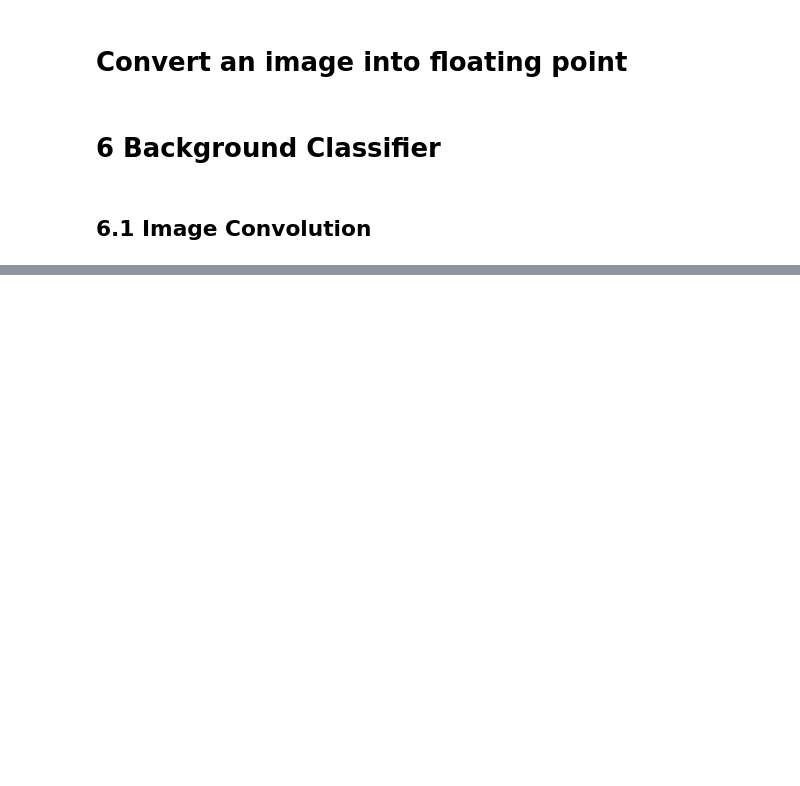
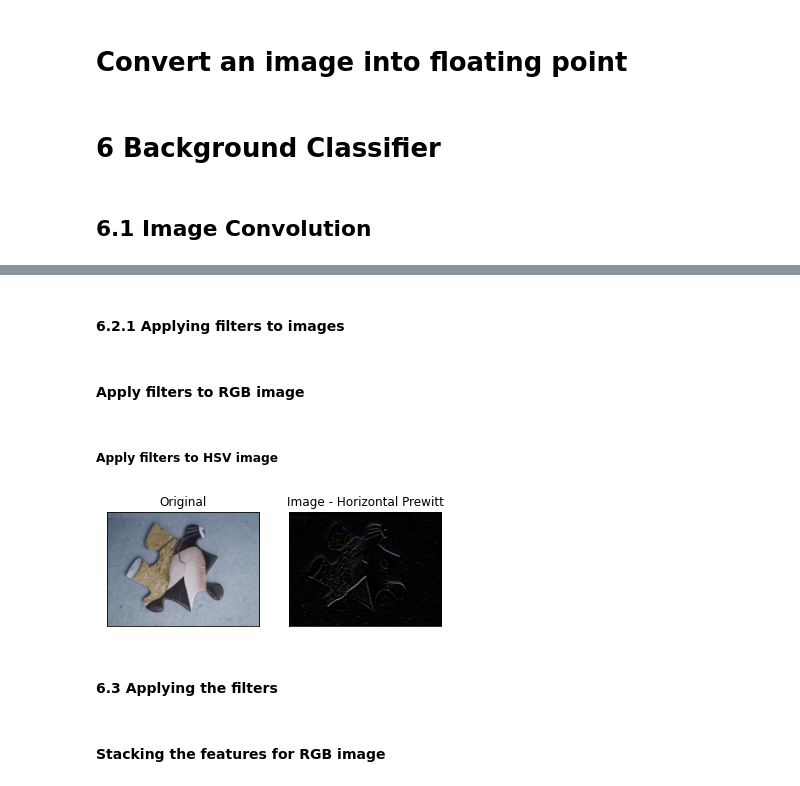
Before and after one commit to godide/godide, a Jupyter notebook: 2509788_COMS7050A_Lab_1.ipynb, the cells around one changed output, grey strips where cells are left out. Drawn from its saved outputs; the diff is of its cells as text; code cells hidden in the pictures; blank space fills up the shorter version.

Commit message:
After applying filters and adding features

```diff
--- a/2509788_COMS7050A_Lab_1.ipynb
+++ b/2509788_COMS7050A_Lab_1.ipynb
@@ -472,9 +503,11 @@ plt.show()
 # %%
 def image_filter(image, kernel):
   kernel1 = kernel / ( np.sum(kernel) if np.sum(kernel) != 0 else 1 )
+  #kernel = np.ones((5,5),np.float32)/25
 
   #filter the source image
   final_image = cv2.filter2D(image, -1, kernel1)
 
   #save the output image
   #cv2.imwrite('conv_image.jpg', final_image)
+  return final_image
@@ -483,28 +535,4 @@ def image_filter(image, kernel):
 # %%
-import cv2
-#from google.colab.patches import cv2_imshow
-import numpy as np
-
-image = cv2.imread('image-35.jpg', cv2.IMREAD_COLOR)#[:, :, ::-1]
-
-# Convert image to gray scale
-image_gray = cv2.cvtColor(image, cv2.COLOR_BGR2GRAY)
-#
-# Print error message if image is null
-if image is None:
-    print('Could not read image')
-
-# Apply identity kernel
-vertical_prewitt_filter = np.array([[-1, 0, 1], [-1, 0, 1], [-1, 0, 1]]).astype('float32')
-#vertical_prewitt_filter = np.float32(vertical_prewitt_filter) / 256.
-
-horizontal_prewitt_filter = np.array([[1, 1, 1], [0, 0, 0], [-1, -1, -1]]).astype('float32')
-laplacian_filter = np.array([[-1, 0, 1], [-1, 0, 1], [-1, 0, 1]]).astype('float32')
-
-filtered_image = image_filter(image, vertical_prewitt_filter)
-
-# converting back to uint8
-filtered_image = cv2.convertScaleAbs(filtered_image)
-
-#plt.imshow (identity)
-#plt.show()
+vp_filter = np.array([[-1, 0, 1], [-1, 0, 1], [-1, 0, 1]]).astype('float32')
+hp_filter = np.array([[1, 1, 1], [0, 0, 0], [-1, -1, -1]]).astype('float32')
+l_filter = np.array([[-1, 0, 1], [-1, 0, 1], [-1, 0, 1]]).astype('float32')
@@ -589,0 +541,10 @@ image.shape, imshow(image)
+# %%
+# Convert image to RGB
+piece1_rgb = cv2.imread('image-35.jpg', cv2.COLOR_BGR2RGB) # cv2.IMREAD_COLOR)#[:, :, ::-1]
+
+# Convert image to HSV
+piece1_hsv = cv2.cvtColor(piece1_rgb, cv2.COLOR_BGR2HSV)
+# %% [markdown]
+#### 6.2.1 Applying filters to images ####
+# %% [markdown]
+#### Apply filters to RGB image ####
@@ -589,0 +567,2 @@ image.shape, imshow(image)
+# %% [markdown]
+##### Apply filters to HSV image #####
@@ -589,0 +585,8 @@ image.shape, imshow(image)
+# %%
+plt.subplot(121),plt.imshow(piece1_rgb),plt.title('Original')
+plt.xticks([]), plt.yticks([])
+plt.subplot(122),plt.imshow(image_filter(piece1_rgb, hp_filter)),plt.title('Image - Horizontal Prewitt')
+plt.xticks([]), plt.yticks([])
+plt.show()
+# %% [output]
+[figure, added]
@@ -589,0 +600,4 @@ image.shape, imshow(image)
+# %% [markdown]
+#### 6.3 Applying the filters ####
+# %% [markdown]
+#### Stacking the features for RGB image ####
```
Also changed, not shown: parts of 37 cells of this notebook.
